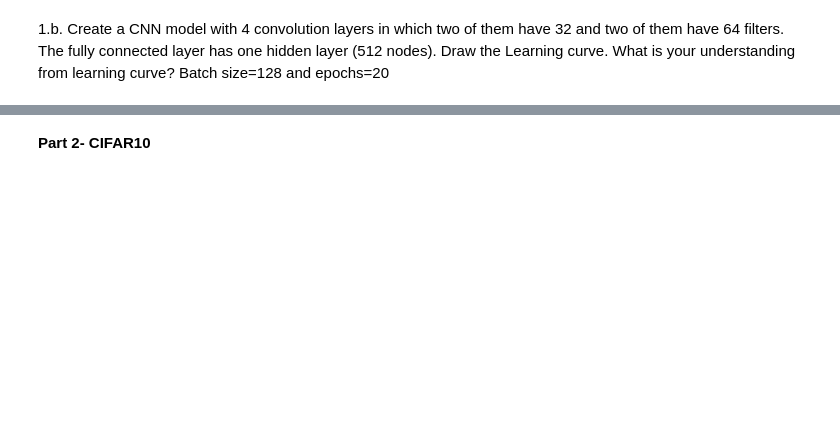
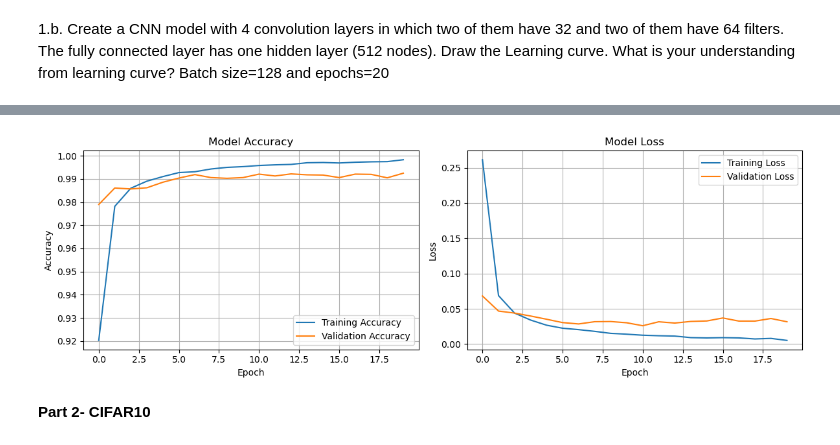
Before and after one commit to marstonsward/aai_521_computer_vision, a Jupyter notebook: module_2/Marston_Ward_Assignment2.ipynb, the cells around one changed output, grey strips where cells are left out. Cells and saved outputs as stored; diff of their text form; code cells hidden in the pictures; blank space fills up the shorter version.

```diff
--- a/module_2/Marston_Ward_Assignment2.ipynb
+++ b/module_2/Marston_Ward_Assignment2.ipynb
@@ -157,0 +322,14 @@ hist = #Start training the model
+# %%
+model.compile(loss='categorical_crossentropy', optimizer='adam', metrics=['accuracy'])
+
+# Train the model with batch_size=128 and epochs=20 as specified
+batch_size = 128
+epochs = 20
+
+print(f"Training with batch_size={batch_size} and epochs={epochs}")
+
+hist = model.fit(X_train, y_train,
+                 batch_size=batch_size,
+                 epochs=epochs,
+                 verbose=1,
+                 validation_data=(X_test, y_test))
@@ -172,3 +365,35 @@ learning_curve(hist)
+# %%
+# Draw Learning curve
+def learning_curve(hist):
+    """Create a function to draw learning curves"""
+    # Plot training & validation accuracy values
+    plt.figure(figsize=(12, 4))
+
+    plt.subplot(1, 2, 1)
+    plt.plot(hist.history['accuracy'], label='Training Accuracy')
+    plt.plot(hist.history['val_accuracy'], label='Validation Accuracy')
+    plt.title('Model Accuracy')
+    plt.ylabel('Accuracy')
+    plt.xlabel('Epoch')
+    plt.legend()
+    plt.grid(True)
+
+    # Plot training & validation loss values
+    plt.subplot(1, 2, 2)
+    plt.plot(hist.history['loss'], label='Training Loss')
+    plt.plot(hist.history['val_loss'], label='Validation Loss')
+    plt.title('Model Loss')
+    plt.ylabel('Loss')
+    plt.xlabel('Epoch')
+    plt.legend()
+    plt.grid(True)
+
+    plt.tight_layout()
+    plt.show()
+
+learning_curve(hist)
+# %% [output]
+[figure, added]
 # %%
 ## What is your understanding from the learning curve?
 # They look fine. There is a little bit of overfitting but nothing to be worried about
```
Also changed, not shown: parts of 13 cells of this notebook.
